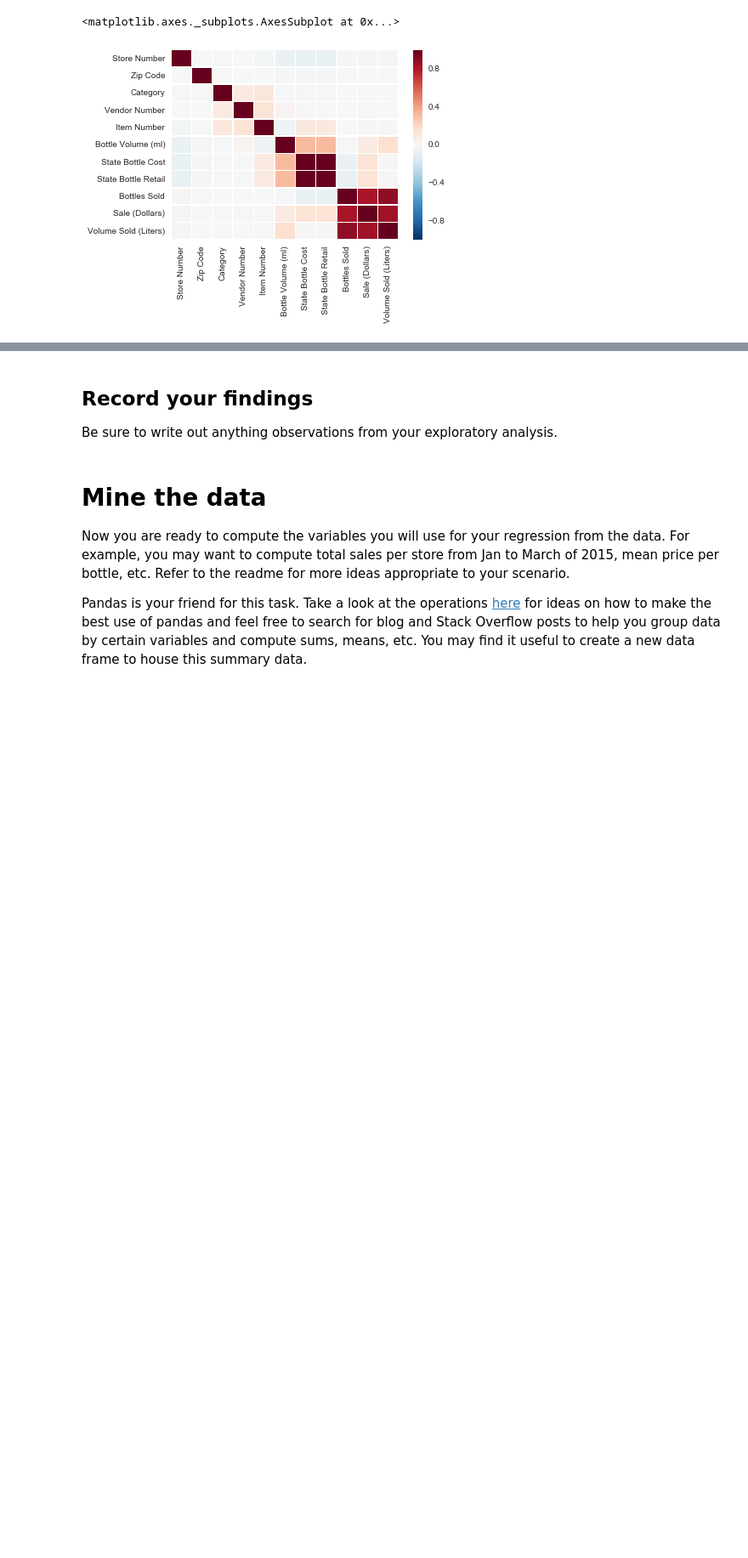
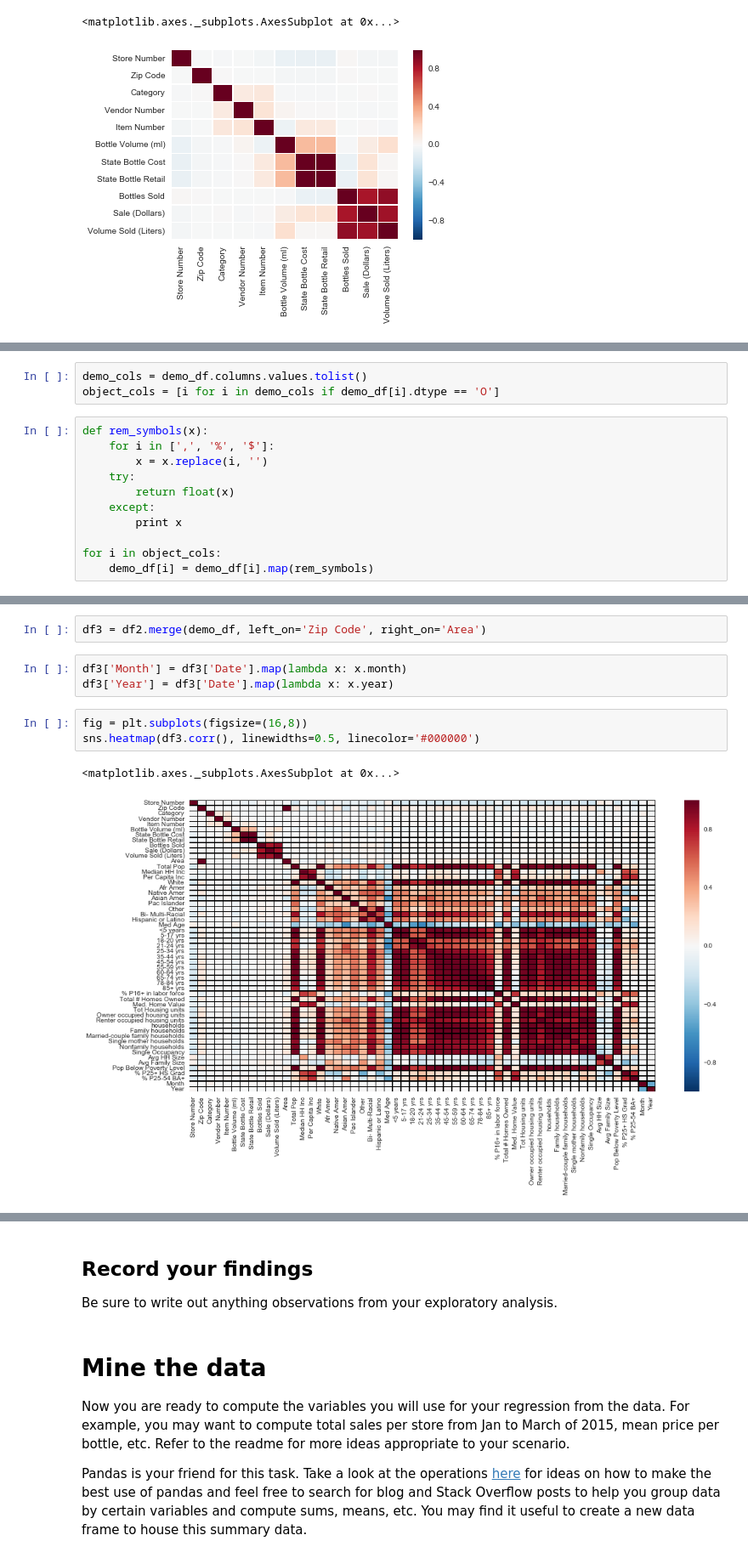
Before and after one commit to spockl/ga-dsi-1, a Jupyter notebook: projects/projects-weekly/project-03/starter-code/project-3-jocelyn-ong.ipynb, the cells around one changed output, grey strips where cells are left out. Shown at 85% size. Cells and saved outputs as stored; diff of their text form; blank space fills up the shorter version.

```diff
--- a/projects/projects-weekly/project-03/starter-code/project-3-jocelyn-ong.ipynb
+++ b/projects/projects-weekly/project-03/starter-code/project-3-jocelyn-ong.ipynb
@@ -241,0 +287,14 @@ sns.heatmap(df2.corr(), linewidths=0.5)
+# %%
+demo_cols = demo_df.columns.values.tolist()
+object_cols = [i for i in demo_cols if demo_df[i].dtype == 'O']
+# %%
+def rem_symbols(x):
+    for i in [',', '%', '$']:
+        x = x.replace(i, '')
+    try:
+        return float(x)
+    except:
+        print x
+
+for i in object_cols:
+    demo_df[i] = demo_df[i].map(rem_symbols)
@@ -241,0 +333,11 @@ sns.heatmap(df2.corr(), linewidths=0.5)
+# %%
+df3 = df2.merge(demo_df, left_on='Zip Code', right_on='Area')
+# %%
+df3['Month'] = df3['Date'].map(lambda x: x.month)
+df3['Year'] = df3['Date'].map(lambda x: x.year)
+# %%
+fig = plt.subplots(figsize=(16,8))
+sns.heatmap(df3.corr(), linewidths=0.5, linecolor='#000000')
+# %% [output]
+<matplotlib.axes._subplots.AxesSubplot at 0x...>
+[figure, added]
```
Also changed, not shown: parts of 19 cells of this notebook.
